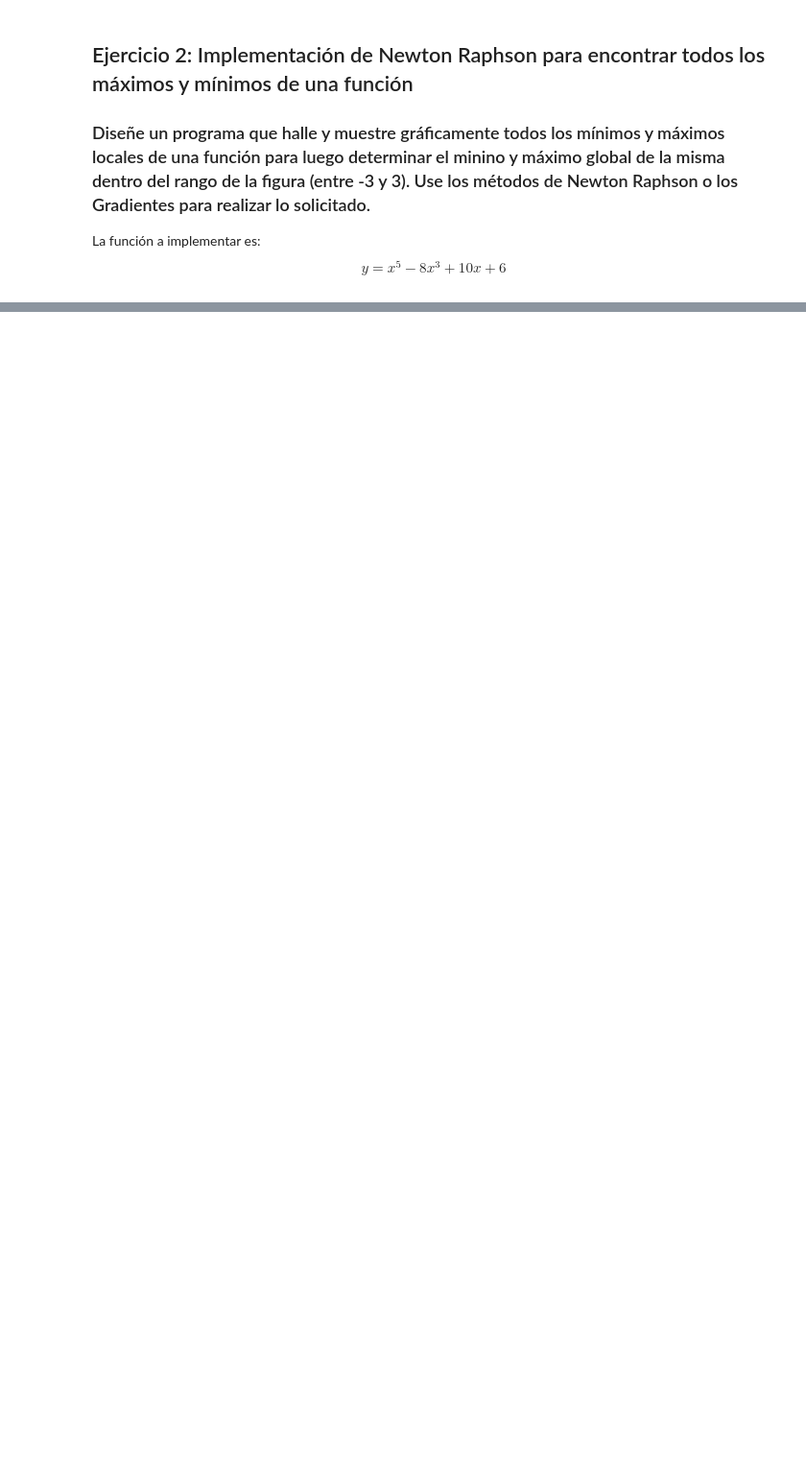
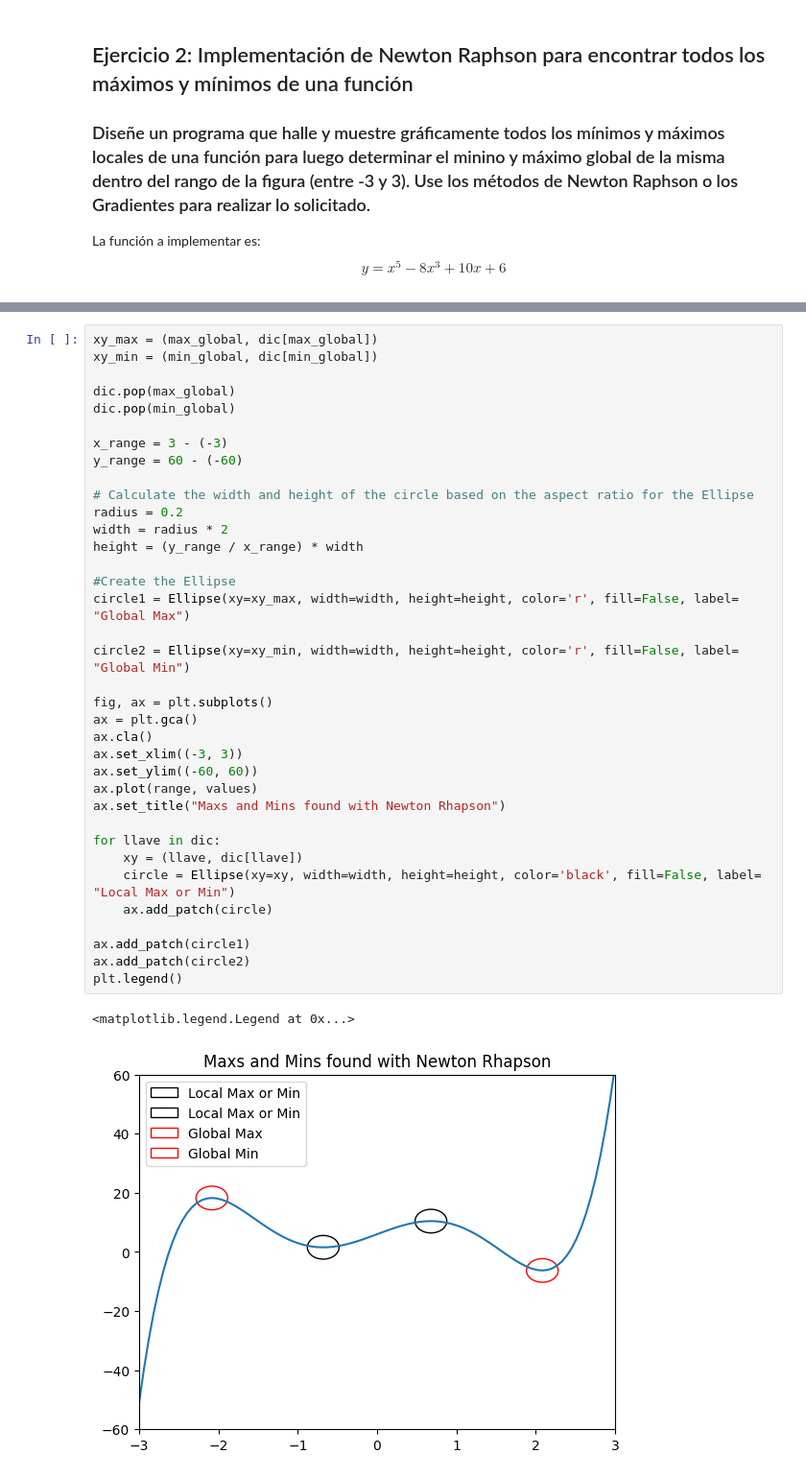
Before and after one commit to David-Fuq/Lab5-MOS-NewtonRhapson, a Jupyter notebook: Lab5-MOS-NewtonRhapson.ipynb, the cells around one changed output, grey strips where cells are left out. Shown: that part at 96% size. Drawn from its saved outputs; the diff is of its cells as text; blank space fills up the shorter version.

```diff
--- a/Lab5-MOS-NewtonRhapson.ipynb
+++ b/Lab5-MOS-NewtonRhapson.ipynb
@@ -141,0 +193,39 @@ La función a implementar es:  $$y=x^5-8x^3+10x+6$$
+# %%
+xy_max = (max_global, dic[max_global])
+xy_min = (min_global, dic[min_global])
+
+dic.pop(max_global)
+dic.pop(min_global)
+
+x_range = 3 - (-3)
+y_range = 60 - (-60)
+
+# Calculate the width and height of the circle based on the aspect ratio for the Ellipse
+radius = 0.2
+width = radius * 2
+height = (y_range / x_range) * width
+
+#Create the Ellipse
+circle1 = Ellipse(xy=xy_max, width=width, height=height, color='r', fill=False, label= "Global Max")
+
+circle2 = Ellipse(xy=xy_min, width=width, height=height, color='r', fill=False, label= "Global Min")
+
+fig, ax = plt.subplots()
+ax = plt.gca()
+ax.cla()
+ax.set_xlim((-3, 3))
+ax.set_ylim((-60, 60))
+ax.plot(range, values)
+ax.set_title("Maxs and Mins found with Newton Rhapson")
+
+for llave in dic:
+    xy = (llave, dic[llave])
+    circle = Ellipse(xy=xy, width=width, height=height, color='black', fill=False, label= "Local Max or Min")
+    ax.add_patch(circle)
+
+ax.add_patch(circle1)
+ax.add_patch(circle2)
+plt.legend()
+# %% [output]
+<matplotlib.legend.Legend at 0x...>
+[figure, added]
```
Also changed, not shown: parts of 2 cells of this notebook.
